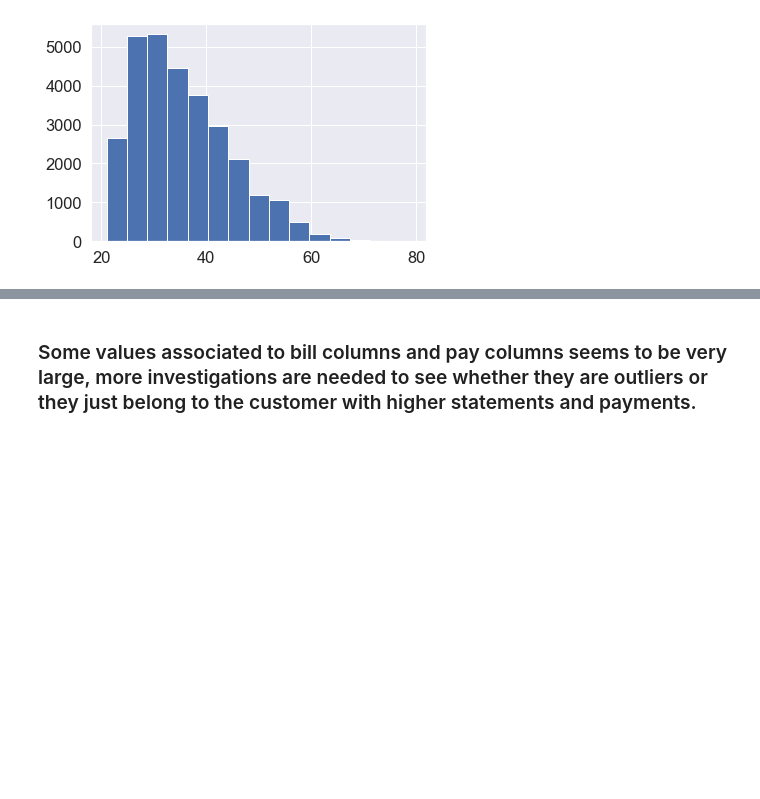
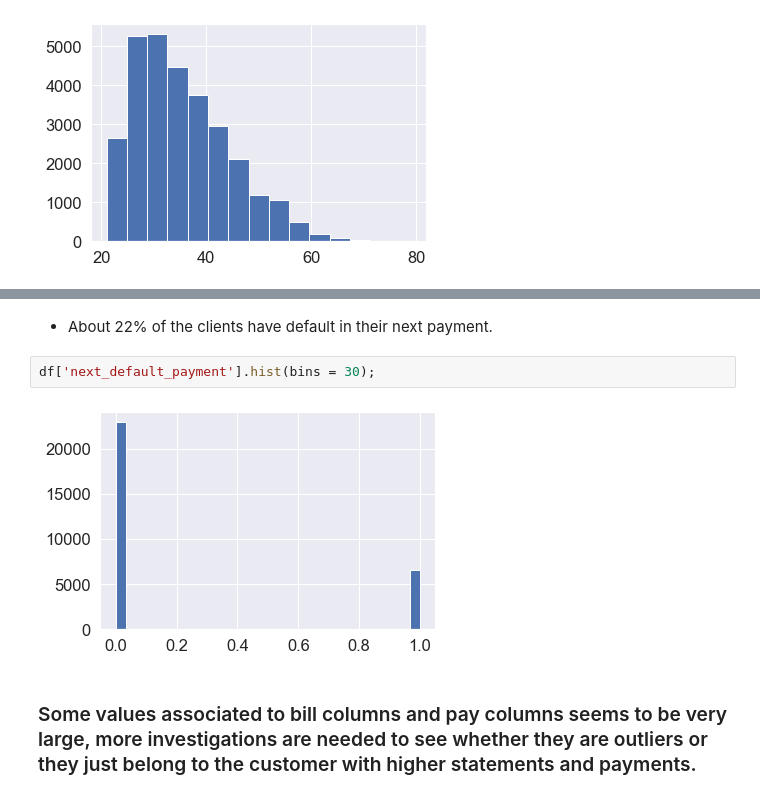
Before and after one commit to helnazsoltani/default-of-credit-card-clients, a Jupyter notebook: default-of-credit-card-clients.ipynb, the cells around one changed output, grey strips where cells are left out. Cells and saved outputs as stored; diff of their text form; blank space fills up the shorter version.

```diff
--- a/default-of-credit-card-clients.ipynb
+++ b/default-of-credit-card-clients.ipynb
@@ -291,3 +405,9 @@ df['age'].hist(bins = 15);
+# %% [markdown]
+- About 22% of the clients have default in their next payment.
+# %%
+df['next_default_payment'].hist(bins = 30);
+# %% [output]
+[figure, added]
 # %% [markdown]
 ### Some values associated to bill columns and pay columns seems to be very large, more investigations are needed to see whether they are outliers or they just belong to the customer with higher statements and payments.
 # %% [markdown]
```
Also changed, not shown: parts of 71 cells of this notebook.
